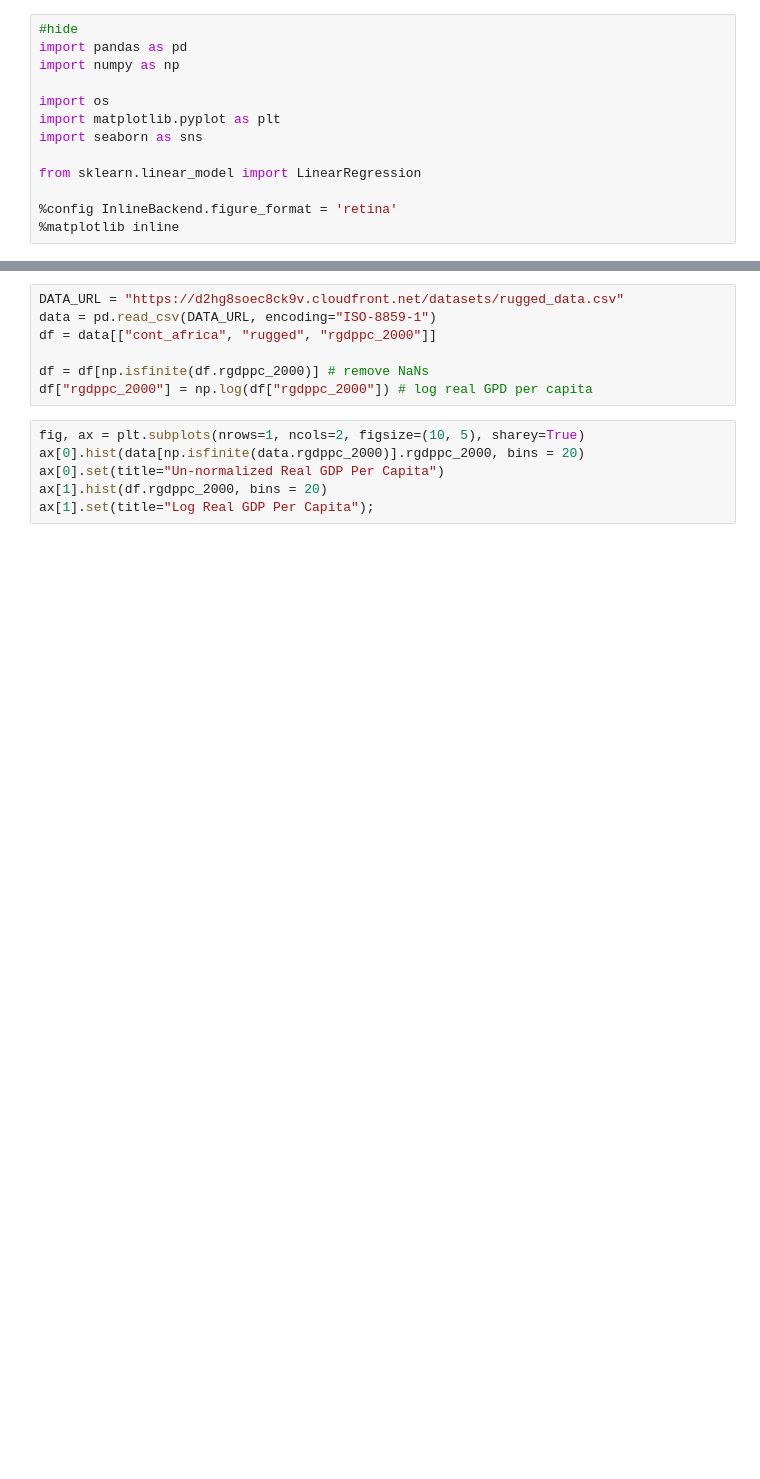
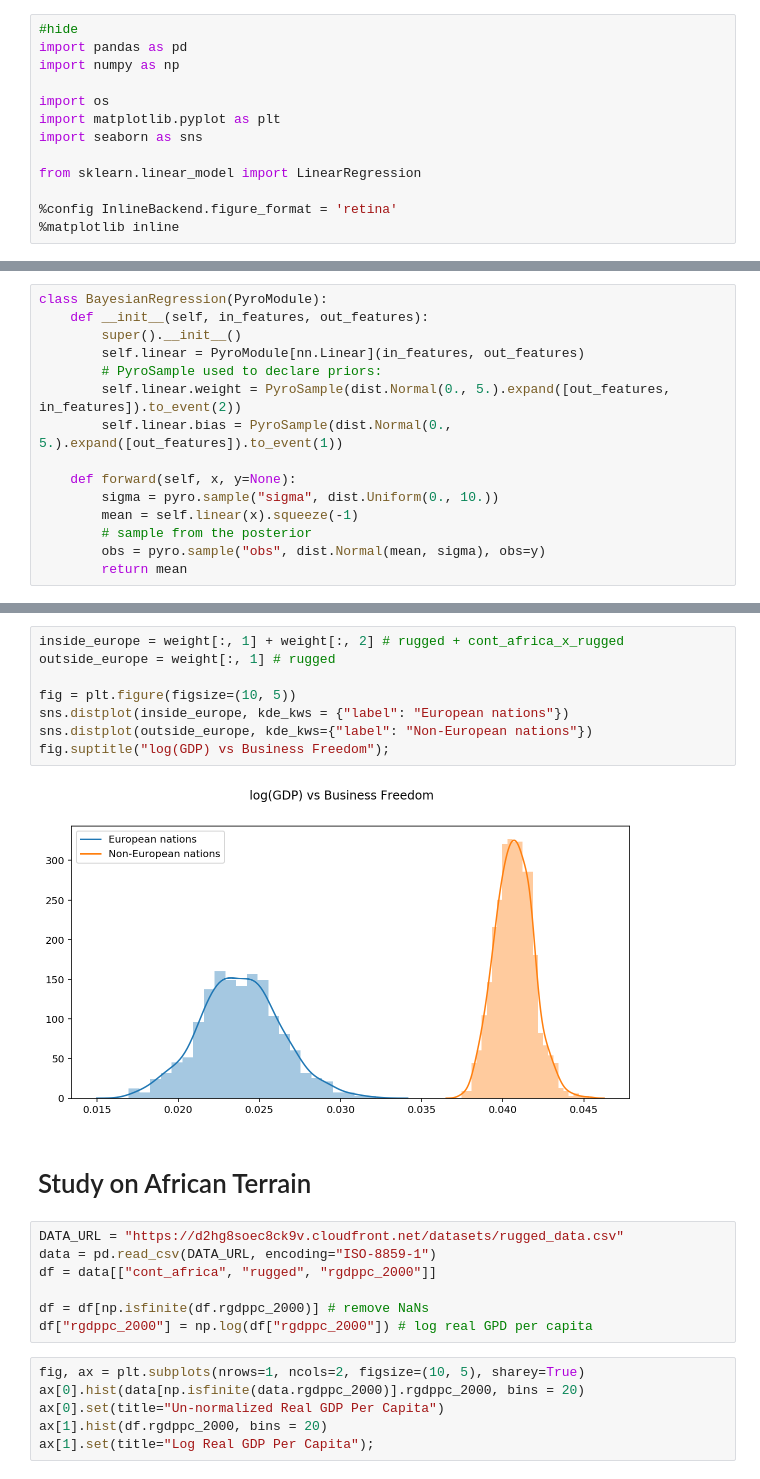
Before and after one commit to jramkiss/jramkiss.github.io, a Jupyter notebook: _posts/notebooks/regression_VS_bayesian_regression.ipynb, the cells around one changed output, grey strips where cells are left out. Cells and saved outputs as stored; diff of their text form; blank space fills up the shorter version.

```diff
--- a/_posts/notebooks/regression_VS_bayesian_regression.ipynb
+++ b/_posts/notebooks/regression_VS_bayesian_regression.ipynb
@@ -19,0 +163,15 @@ from sklearn.linear_model import LinearRegression
+# %%
+class BayesianRegression(PyroModule):
+    def __init__(self, in_features, out_features):
+        super().__init__()
+        self.linear = PyroModule[nn.Linear](in_features, out_features)
+        # PyroSample used to declare priors:
+        self.linear.weight = PyroSample(dist.Normal(0., 5.).expand([out_features, in_features]).to_event(2))
+        self.linear.bias = PyroSample(dist.Normal(0., 5.).expand([out_features]).to_event(1))
+
+    def forward(self, x, y=None):
+        sigma = pyro.sample("sigma", dist.Uniform(0., 10.))
+        mean = self.linear(x).squeeze(-1)
+        # sample from the posterior
+        obs = pyro.sample("obs", dist.Normal(mean, sigma), obs=y)
+        return mean
@@ -20,3 +266,15 @@ from sklearn.linear_model import LinearRegression
+# %%
+inside_europe = weight[:, 1] + weight[:, 2] # rugged + cont_africa_x_rugged
+outside_europe = weight[:, 1] # rugged
+
+fig = plt.figure(figsize=(10, 5))
+sns.distplot(inside_europe, kde_kws = {"label": "European nations"})
+sns.distplot(outside_europe, kde_kws={"label": "Non-European nations"})
+fig.suptitle("log(GDP) vs Business Freedom");
+# %% [output]
+[figure, added]
+# %% [markdown]
+# Study on African Terrain
 # %%
 DATA_URL = "https://d2hg8soec8ck9v.cloudfront.net/datasets/rugged_data.csv"
 data = pd.read_csv(DATA_URL, encoding="ISO-8859-1")
```
Also changed, not shown: parts of 24 cells of this notebook.
